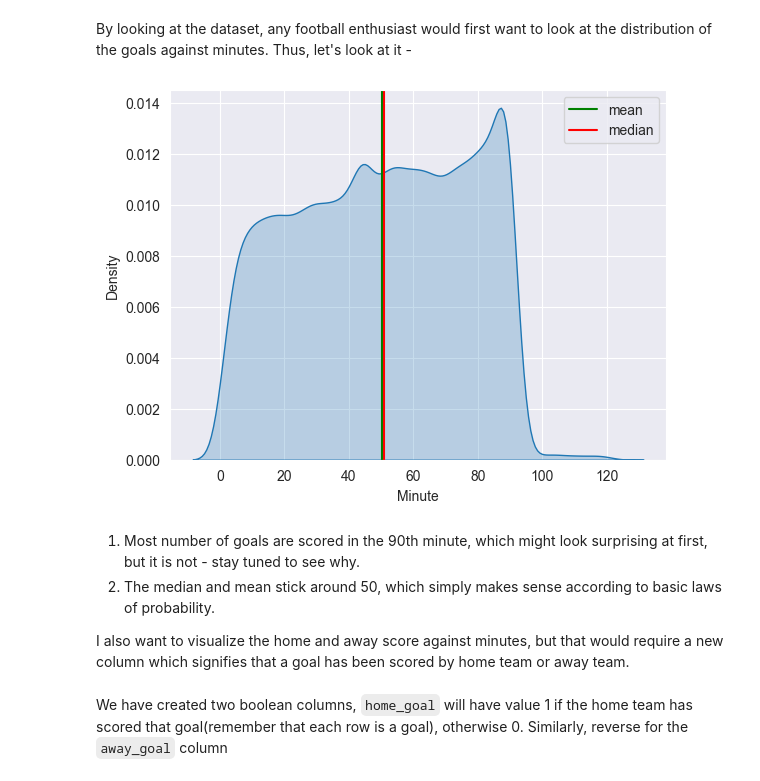
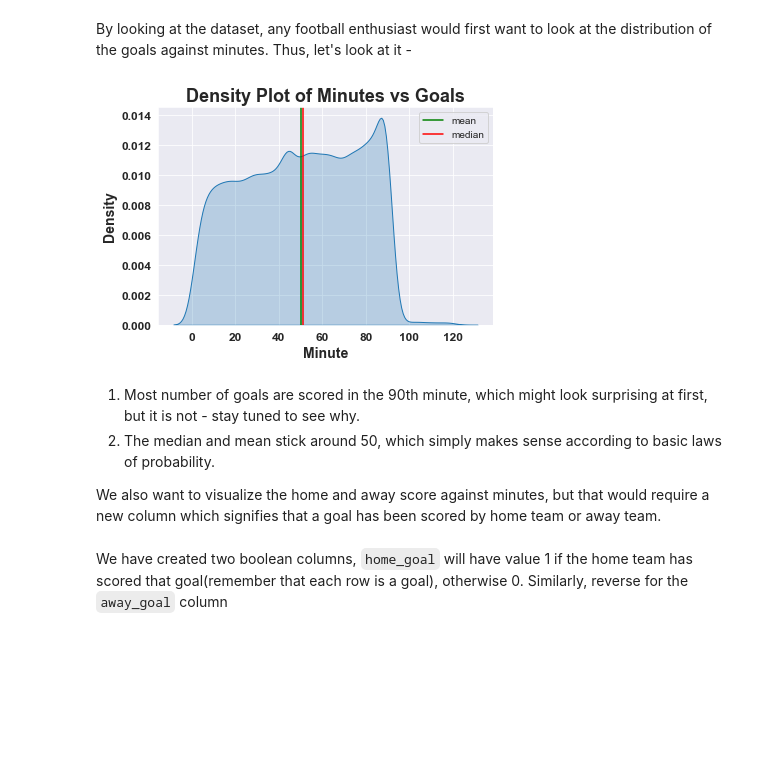
Before and after one commit to ryuukkk/football-data-analysis, a Jupyter notebook: DE_PROJECT.ipynb, the cells around one changed output. Drawn from its saved outputs; the diff is of its cells as text; code cells hidden in the pictures; blank space fills up the shorter version.

Commit message:
"Working on Visualizations"

```diff
--- a/DE_PROJECT.ipynb
+++ b/DE_PROJECT.ipynb
@@ -206,18 +206,21 @@ By looking at the dataset, any football enthusiast would first want to look at t
 # %%
 ax = sns.kdeplot(data=all_goals, x='minute',fill=True, cumulative=False)
 ax.axvline(all_goals['minute'].mean(), color='g', label='mean')
 ax.axvline(all_goals['minute'].median(), color='r', label='median')
 ax.legend()
-plt.xlabel('Minute')
-plt.ylabel('Density')
+plt.xlabel('Minute', fontsize=14, fontweight="bold")
+plt.ylabel('Density', fontsize=14, fontweight="bold")
+plt.xticks(fontsize=12, fontweight="bold")
+plt.yticks(fontsize=12, fontweight="bold")
+plt.title("Density Plot of Minutes vs Goals", fontsize=18, fontweight="bold")
 plt.savefig('figures/minute_v_allgoals.jpg')
 # %% [output]
-[figure, old version]
+[figure, new version]
 # %% [markdown]
 1. Most number of goals are scored in the 90th minute, which might look surprising at first, but it is not - stay tuned to see why.
 2. The median and mean stick around 50, which simply makes sense according to basic laws of probability.
 
-I also want to visualize the home and away score against minutes, but that would require a new column which signifies that a goal has been scored by home team or away team.
+We also want to visualize the home and away score against minutes, but that would require a new column which signifies that a goal has been scored by home team or away team.
 # %% [markdown]
 We have created two boolean columns, ``home_goal`` will have value 1 if the home team has scored that goal(remember that each row is a goal), otherwise 0. Similarly, reverse for the ``away_goal`` column
 # %%
```
Also changed, not shown: parts of 35 cells of this notebook.
